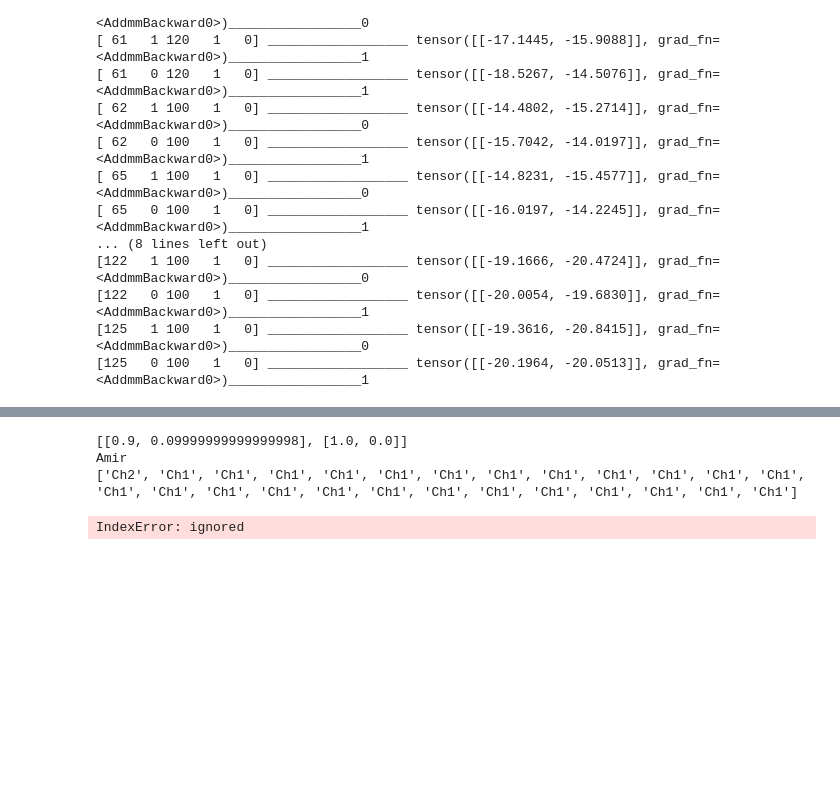
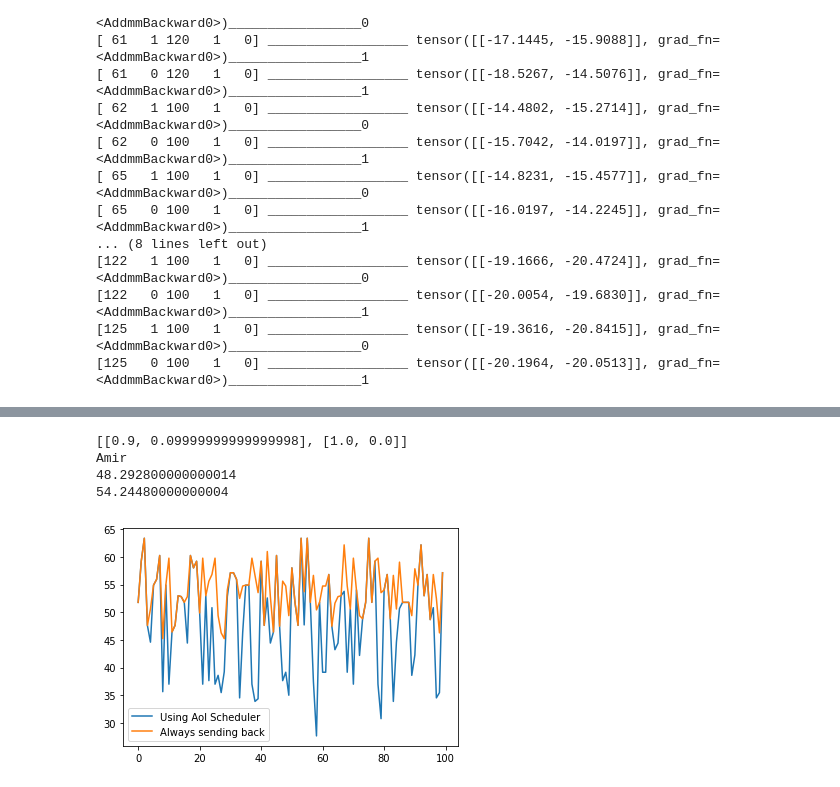
Before and after one commit to amirhoseinaghaei/Research_Simulation, a Jupyter notebook: Research_Simulation.ipynb, the cells around one changed output, grey strips where cells are left out. Drawn from its saved outputs; the diff is of its cells as text; code cells hidden in the pictures; blank space fills up the shorter version.

```diff
--- a/Research_Simulation.ipynb
+++ b/Research_Simulation.ipynb
@@ -1249,6 +1086,9 @@ import time as Time
 import random
 from PolicyUpdater import PolicyUpdater
 from matplotlib import pyplot as plt
+from StateDto import State
+
+
 lb_size = 2048
 n_lstm = 16
 max_time = 50
@@ -1258,23 +1098,25 @@ l2_regularization = 1e-6
 avg_window = 750
 UseOptimalPolicy = True
 episode = 0
-NUM_EPISODE = 1000
+NUM_EPISODE = 100
 environment = Environment(100,25)
 environment.CreateStates()
 policy_updator  = PolicyUpdater(environment= environment, lr = policy_lr)
 Total_Reward_List = []
 Total_Reward_List_Without_Optimal_Policy = []
-environment.reset_paramter()
-state = environment.reset_state()
-environment.generate_channel_state_list_for_whole_sequence(state[1])
+
 for i in range(NUM_EPISODE):
+    environment.reset_paramter()
+    state , fixed_State = environment.reset_state()
+    first_state = state
+    environment.generate_channel_state_list_for_whole_sequence(state[1])
     episode += 1
     rewards = []
-    states = [state]
-    Episode_AoI = [state[0]]
+    states = [first_state]
+    Episode_AoI = [first_state[0]]
     actions = []
     done = False
-    name = f'({state[0]}, {state[1]}, {state[2]}, {state[3]}, {state[4]})'
+    name = f'({first_state[0]}, {first_state[1]}, {first_state[2]}, {first_state[3]}, {first_state[4]})'
 
     while not done:
         action = 1
@@ -1292,51 +1134,70 @@ for i in range(NUM_EPISODE):
         if done:
           Episode_AoI = [int(i) for i in Episode_AoI]
           Total_Reward_List_Without_Optimal_Policy.append(sum(Episode_AoI)/25)
-episode = 0
-for i in range(NUM_EPISODE):
-    episode += 1
     rewards = []
-    states = [state]
-    Episode_AoI = [state[0]]
+    states = [first_state]
+    Episode_AoI = [first_state[0]]
     actions = []
     done = False
-    name = f'({state[0]}, {state[1]}, {state[2]}, {state[3]}, {state[4]})'
+    environment.reset_paramter()
+    environment.state = State(name, int(first_state[0]), (first_state[1]), int(first_state[2]), int(first_state[3]), int(first_state[4]))
     while not done:
         if UseOptimalPolicy:
           action  = 0 if Optimal_Policy_Dict[name] == 'wait' else 1
         # else:
         #   action = 1
         if environment.state.Ra == 0 and environment.state.U == 0:
           action = 0
         if environment.state.Ra == 0 and environment.state.U == 24:
           action = 1
         if environment.state.U > 0:
           action = 0
         state, reward, done = environment.step(action)
+
         Episode_AoI.append(state[0])
         actions.append(action)
         states.append(state)
         rewards.append(reward)
         if done:
           Episode_AoI = [int(i) for i in Episode_AoI]
           Total_Reward_List.append(sum(Episode_AoI)/25)
 
 
 
-for i in range(len(Total_Reward_List)):
-  print(f"{i+1} request arrival ---------------- Average AoI: {Total_Reward_List[i]}")
+# for i in range(len(Total_Reward_List)):
+#   print(f"{i+1} request arrival ---------------- Average AoI: {Total_Reward_List[i]}")
 
-for i in range(len(Total_Reward_List_Without_Optimal_Policy)):
-  print(f"{i+1} request arrival ---------------- Average AoI: {Total_Reward_List_Without_Optimal_Policy[i]}")
+# for i in range(len(Total_Reward_List_Without_Optimal_Policy)):
+#   print(f"{i+1} request arrival ---------------- Average AoI: {Total_Reward_List_Without_Optimal_Policy[i]}")
 
-plt.plot(Total_Reward_List,'g', Total_Reward_List_Without_Optimal_Policy, 'r')
+# for i in range(len(Total_Reward_List_Without_Optimal_Policy)):
+#   print(f"{i+1} request arrival ---------------- Average AoI: {Total_Reward_List_Without_Optimal_Policy[i]}")
+%matplotlib inline
+
+fig, ax = plt.subplots()
+
+ax.plot(Total_Reward_List, label ='Using AoI Scheduler')
+
+ax.plot(Total_Reward_List_Without_Optimal_Policy, label ='Always sending back')
+
+ax.legend()
+
+# fig.suptitle("""matplotlib.figure.Figure.show()
+# function Example\n\n""", fontweight ="bold")
+
+fig.show()
+
+# fig = plt.figure()
+
+# plt.plot(Total_Reward_List,'g', Total_Reward_List_Without_Optimal_Policy, 'r')
 
 print(sum(Total_Reward_List)/NUM_EPISODE)
 print(sum(Total_Reward_List_Without_Optimal_Policy)/NUM_EPISODE)
 
 # plt.show()
 # %% [output]
 [[0.9, 0.09999999999999998], [1.0, 0.0]]
 Amir
-['Ch2', 'Ch1', 'Ch1', 'Ch1', 'Ch1', 'Ch1', 'Ch1', 'Ch1', 'Ch1', 'Ch1', 'Ch1', 'Ch1', 'Ch1', 'Ch1', 'Ch1', 'Ch1', 'Ch1', 'Ch1', 'Ch1', 'Ch1', 'Ch1', 'Ch1', 'Ch1', 'Ch1', 'Ch1', 'Ch1']
+48.292800000000014
+54.24480000000004
-IndexError: ignored
+[figure, added]
```
Also changed, not shown: parts of 4 cells of this notebook.
